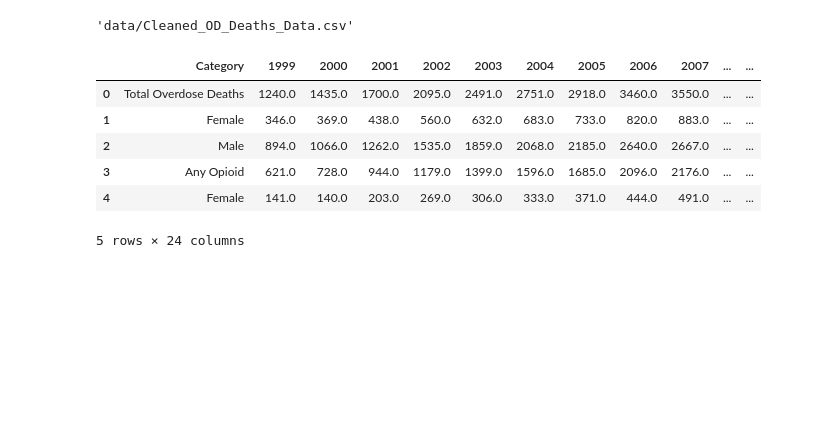
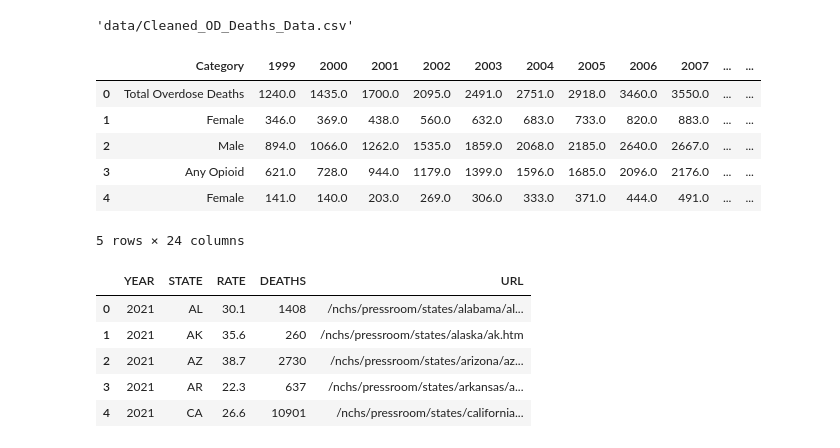
Before and after one commit to Ilissagarcia/OpioidCapstone, a Jupyter notebook: capstone_notebook.ipynb, the cells around one changed output. Saved outputs shown, nothing was run; the diff lists cells and outputs as text; code cells hidden in the pictures; blank space fills up the shorter version.

```diff
--- a/capstone_notebook.ipynb
+++ b/capstone_notebook.ipynb
@@ -70,3 +70,15 @@ data.head()
 | 3 | Any Opioid | 621.0 | 728.0 | 944.0 | 1179.0 | 1399.0 | 1596.0 | 1685.0 | 2096.0 | 2176.0 | ... | ... |
 | 4 | Female | 141.0 | 140.0 | 203.0 | 269.0 | 306.0 | 333.0 | 371.0 | 444.0 | 491.0 | ... | ... |
 5 rows × 24 columns
+# %%
+file_path_newest = 'data/data-table.csv'
+heatmap_usa_data = pd.read_csv(file_path_newest)
+
+heatmap_usa_data.head()
+# %% [output]
+|  | YEAR | STATE | RATE | DEATHS | URL |
+| 0 | 2021 | AL | 30.1 | 1408 | /nchs/pressroom/states/alabama/al... |
+| 1 | 2021 | AK | 35.6 | 260 | /nchs/pressroom/states/alaska/ak.htm |
+| 2 | 2021 | AZ | 38.7 | 2730 | /nchs/pressroom/states/arizona/az... |
+| 3 | 2021 | AR | 22.3 | 637 | /nchs/pressroom/states/arkansas/a... |
+| 4 | 2021 | CA | 26.6 | 10901 | /nchs/pressroom/states/california... |
```
Also changed, not shown: parts of 9 cells of this notebook, 15 other files.
